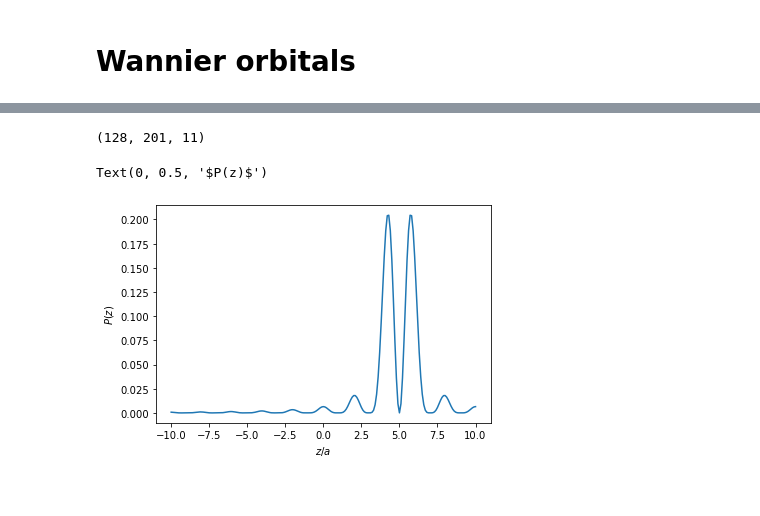
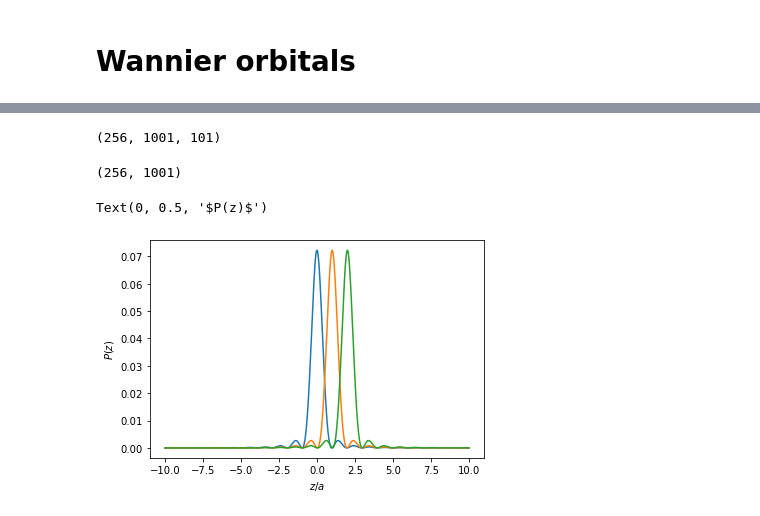
Before and after one commit to susyexists/EBT617E, a Jupyter notebook: 1d_band_structure.ipynb, the cells around one changed output, grey strips where cells are left out. Saved outputs shown, nothing was run; the diff lists cells and outputs as text; code cells hidden in the pictures.

```diff
--- a/1d_band_structure.ipynb
+++ b/1d_band_structure.ipynb
@@ -55,11 +55,11 @@ def ϵkG(k,n):
     return (G+k)**2
 # %%
 # number of bands is 2*nmax+1
-nmax = 5
+nmax = 50
 dB = 2*nmax+1
 
 # number of points in the Brillouin zone
-Nk = 2**7
+Nk = 2**8
 
 kk, dk = np.linspace(-np.pi,np.pi,Nk,endpoint=True,retstep=True)
 # %% [markdown]
@@ -232,7 +235,7 @@ $$ W_n(z-Z) = \sum_k u_{nk}(z) e^{ikz} e^{-ikZ} $$
 # %%
-Nz = 201
+Nz = 1001
 zmax = 10
-zz = np.linspace(-zmax,zmax,Nz,endpoint=True)
+zz, dz = np.linspace(-zmax,zmax,Nz,endpoint=True,retstep=True)
 
 # create the transformation matrix for the z-mesh
 expqnz= np.exp(1j*2*np.pi*np.outer(zz,nn))
@@ -249,21 +252,32 @@ uz_kn = np.array(uz_kn)
 # %%
 uz_kn.shape
 # %% [output]
-(128, 201, 11)
+(256, 1001, 101)
 # %%
 # Wannier function position
-ZW = 5
+ZW = 0
 expzk = np.exp( np.outer(1j*kk,zz-ZW) )
+ZW1 = ZW+1
+expzk1 = np.exp( np.outer(1j*kk,zz-ZW1) )
+ZW2 = ZW1+1
+expzk2 = np.exp( np.outer(1j*kk,zz-ZW2) )
 # %%
 # Choose a band index
-iband = -1
+iband = 0
 Wzn = expzk*uz_kn[:,:,iband]
+Wzn1 = expzk1*uz_kn[:,:,iband]
+Wzn2 = expzk2*uz_kn[:,:,iband]
+# %%
+Wzn.shape
+# %% [output]
+(256, 1001)
 # %%
-for iz in range(1):
-    plt.plot(zz,np.abs(np.sum(Wzn, axis=0))**2,'-')
+plt.plot(zz,np.abs(np.sum(Wzn, axis=0))**2,'-')
+plt.plot(zz,np.abs(np.sum(Wzn1, axis=0))**2,'-')
+plt.plot(zz,np.abs(np.sum(Wzn2, axis=0))**2,'-')
 
 plt.xlabel(r"$z/a$")
 plt.ylabel(r"$P(z)$")
 # %% [output]
 Text(0, 0.5, '$P(z)$')
-[figure, old version]
+[figure, new version]
```
Also changed, not shown: parts of 23 cells of this notebook, 6 other files.
